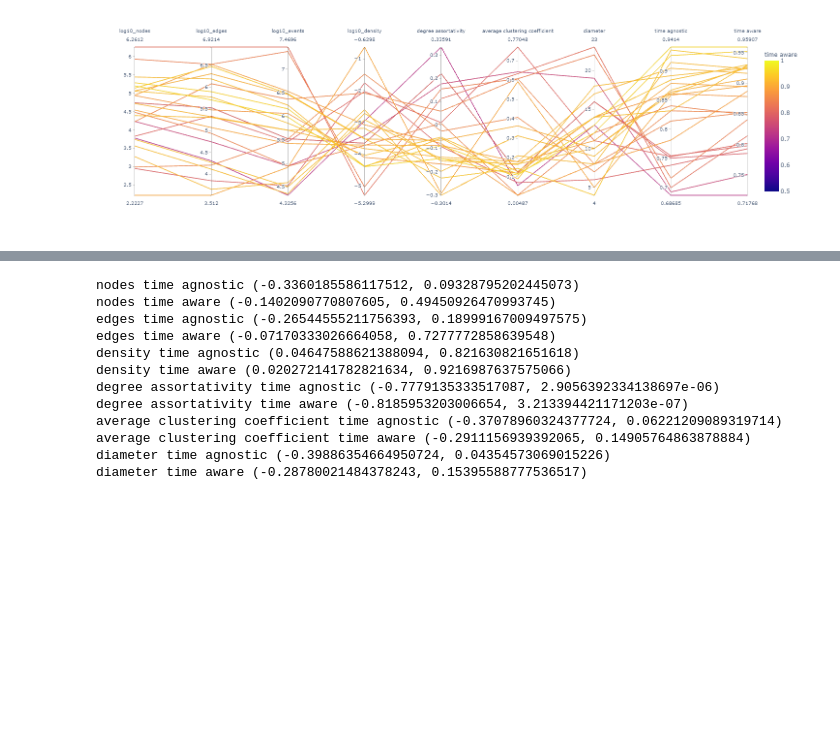
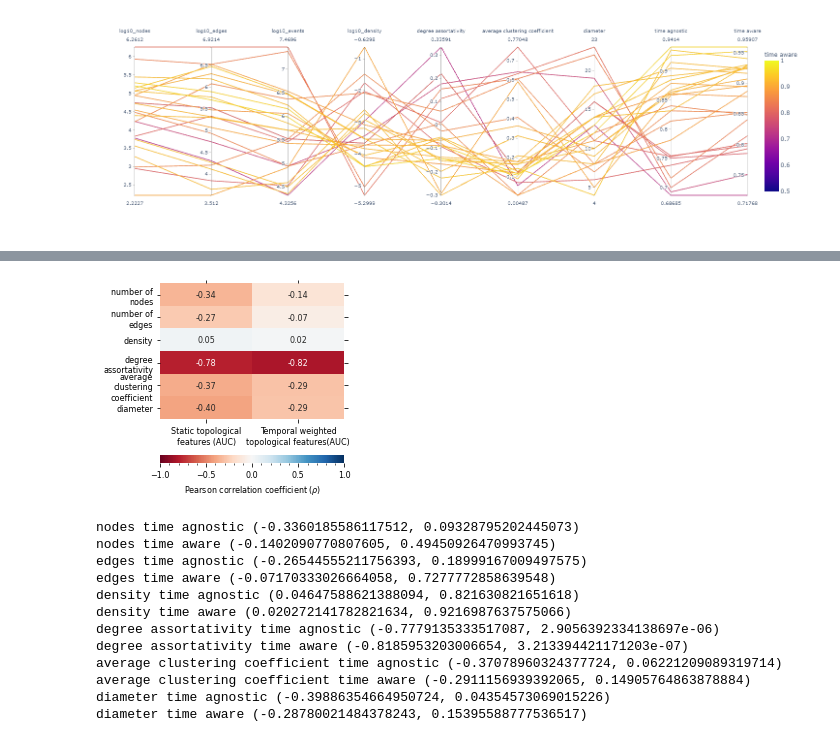
Before and after one commit to gerritjandebruin/temporal-link-prediction, a Jupyter notebook: code/figures/Fig4.ipynb, the cells around one changed output, grey strips where cells are left out. Drawn from its saved outputs; the diff is of its cells as text; code cells hidden in the pictures; blank space fills up the shorter version.

```diff
--- a/code/figures/correlation.ipynb
+++ b/code/figures/Fig4.ipynb
@@ -317,3 +337,37 @@ plt.savefig('code/figures/output/correlation.pdf')
+# %%
+fontsize=8
+grid_kws = {"height_ratios": (.9, .05), "hspace": .5}
+rc = {
+  'xtick.top': True, 'ytick.right': True, 'figure.figsize': (3.30,3.3),
+  'axes.titlesize': fontsize,
+  'axes.labelsize': fontsize,
+  'xtick.labelsize': fontsize,
+  'ytick.labelsize': fontsize,
+  'legend.fontsize': fontsize,
+  'legend.title_fontsize': fontsize,
+  'lines.linewidth': 1,
+#   'lines.markersize': 4,
+  'legend.handlelength': .1,
+  'font.family': 'sans-serif',
+  'font.sans-serif': 'Helvetica',
+  'savefig.transparent': True
+}
+
+with plt.rc_context(rc):
+  f, (ax, cbar_ax) = plt.subplots(2, gridspec_kw=grid_kws, figsize=(3.3, 3.3))
+  ax = sns.heatmap(data, ax=ax, cbar_ax=cbar_ax,
+                   cbar_kws={
+                     "orientation": "horizontal",
+                     'label': r'Pearson correlation coefficient ($\rho$)'},
+                   vmin=-1, vmax=1, annot=True, fmt='.2f', cmap='RdBu',
+                   annot_kws={'size': fontsize}
+                  )
+  ax.set_xticklabels(ax.get_xticklabels(), rotation=0)
+  cbar_ax.xaxis.set_ticks(np.arange(-1, 1.1, .5))
+  cbar_ax.xaxis.set_ticks(np.arange(-1, 1.1, .1), minor=True)
+  plt.savefig('code/figures/output/Fig4.pdf', bbox_inches='tight')
+# %% [output]
+[figure, added]
 # %%
 from scipy.stats.stats import pearsonr
 for column1 in df.columns:
```
Also changed, not shown: parts of 1 cell of this notebook, 25 other files.
